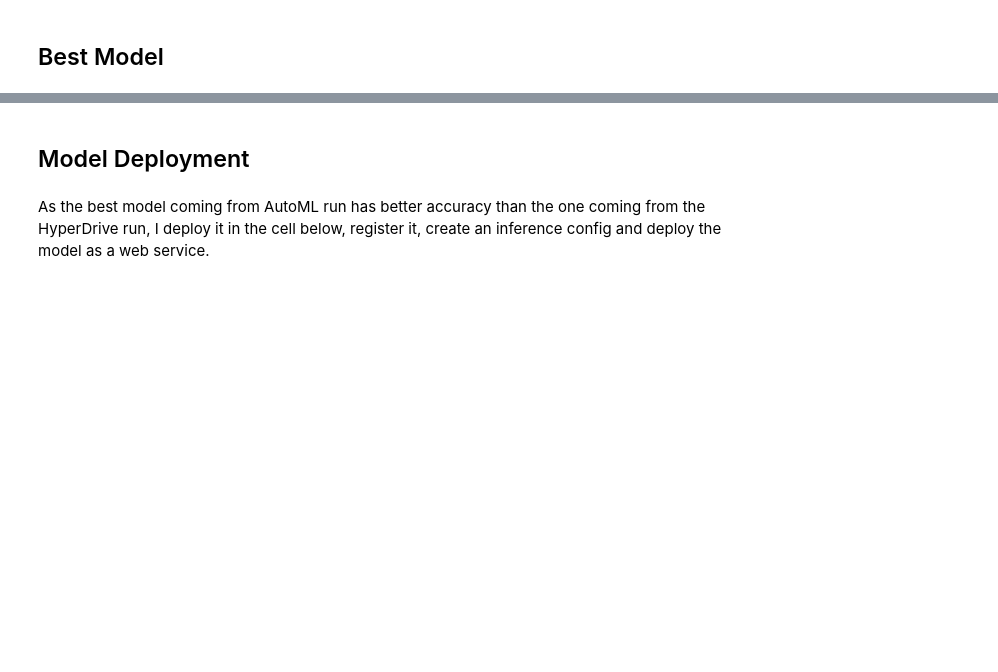
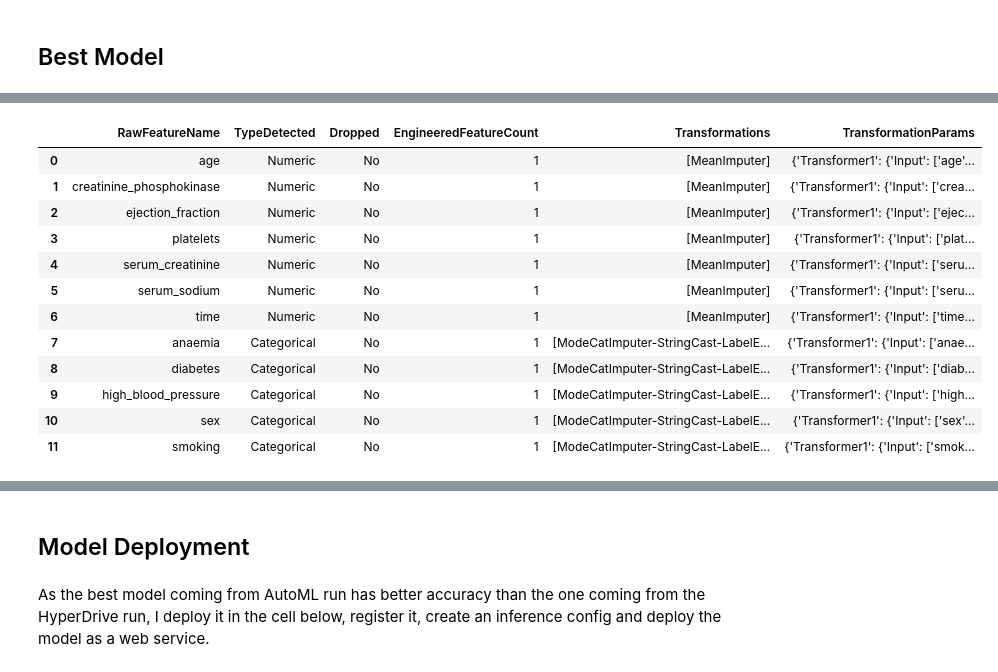
Before and after one commit to gaya3arul/AzureML-Capstone-project, a Jupyter notebook: starter_file/automl.ipynb, the cells around one changed output, grey strips where cells are left out. Drawn from its saved outputs; the diff is of its cells as text; code cells hidden in the pictures; blank space fills up the shorter version.

```diff
--- a/starter_file/automl.ipynb
+++ b/starter_file/automl.ipynb
@@ -395,0 +393,5 @@ AutoML run Summary:  [['StackEnsemble', 1, 0.8193064876957494], ['VotingEnsemble
+# %%
+
+custom_featurizer = fitted_automl_model.named_steps['datatransformer']
+df = custom_featurizer.get_featurization_summary()
+pd.DataFrame(data=df)
@@ -395,0 +412,18 @@ AutoML run Summary:  [['StackEnsemble', 1, 0.8193064876957494], ['VotingEnsemble
+# %%
+
+df = custom_featurizer.get_featurization_summary(is_user_friendly=False)
+pd.DataFrame(data=df)
+# %% [output]
+|  | RawFeatureName | TypeDetected | Dropped | EngineeredFeatureCount | Transformations | TransformationParams |
+| 0 | age | Numeric | No | 1 | [MeanImputer] | {'Transformer1': {'Input': ['age'... |
+| 1 | creatinine_phosphokinase | Numeric | No | 1 | [MeanImputer] | {'Transformer1': {'Input': ['crea... |
+| 2 | ejection_fraction | Numeric | No | 1 | [MeanImputer] | {'Transformer1': {'Input': ['ejec... |
+| 3 | platelets | Numeric | No | 1 | [MeanImputer] | {'Transformer1': {'Input': ['plat... |
+| 4 | serum_creatinine | Numeric | No | 1 | [MeanImputer] | {'Transformer1': {'Input': ['seru... |
+| 5 | serum_sodium | Numeric | No | 1 | [MeanImputer] | {'Transformer1': {'Input': ['seru... |
+| 6 | time | Numeric | No | 1 | [MeanImputer] | {'Transformer1': {'Input': ['time... |
+| 7 | anaemia | Categorical | No | 1 | [ModeCatImputer-StringCast-LabelE... | {'Transformer1': {'Input': ['anae... |
+| 8 | diabetes | Categorical | No | 1 | [ModeCatImputer-StringCast-LabelE... | {'Transformer1': {'Input': ['diab... |
+| 9 | high_blood_pressure | Categorical | No | 1 | [ModeCatImputer-StringCast-LabelE... | {'Transformer1': {'Input': ['high... |
+| 10 | sex | Categorical | No | 1 | [ModeCatImputer-StringCast-LabelE... | {'Transformer1': {'Input': ['sex'... |
+| 11 | smoking | Categorical | No | 1 | [ModeCatImputer-StringCast-LabelE... | {'Transformer1': {'Input': ['smok... |
```
Also changed, not shown: parts of 25 cells of this notebook, 14 other files.
